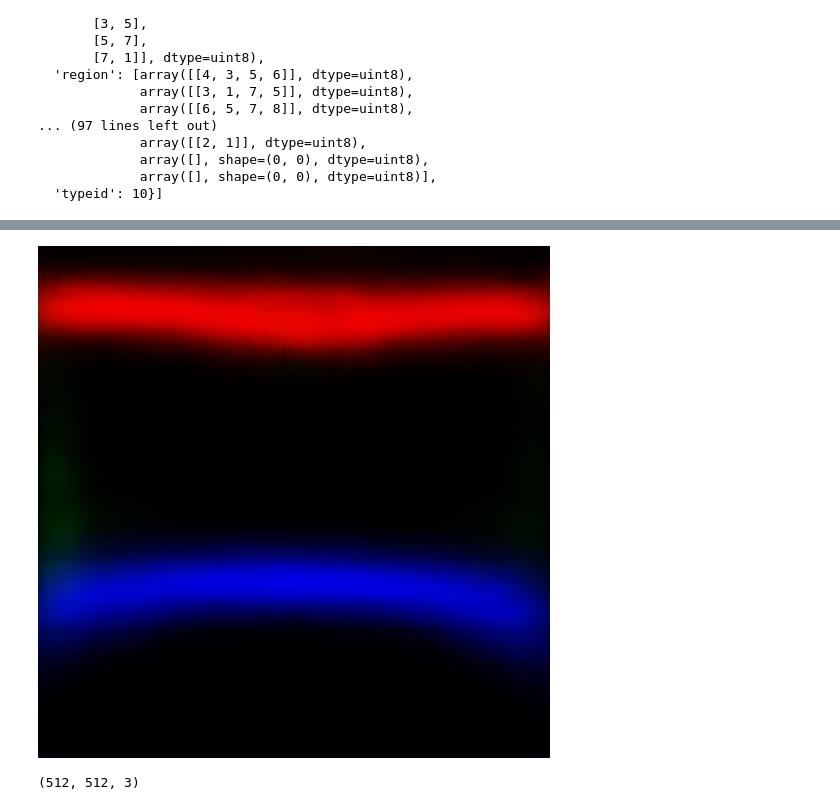
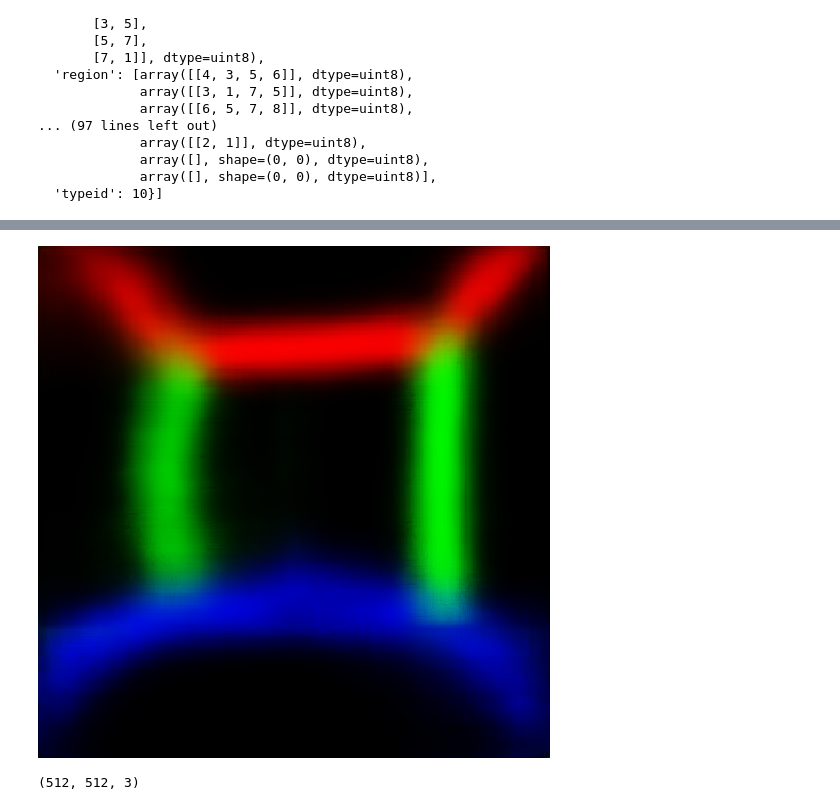
Before and after one commit to Rikharthu/LayoutNet, a Jupyter notebook: getLSUNRes.ipynb, the cells around one changed output, grey strips where cells are left out. Cells and saved outputs as stored; diff of their text form; code cells hidden in the pictures.

```diff
--- a/getLSUNRes.ipynb
+++ b/getLSUNRes.ipynb
@@ -45,13 +45,13 @@ pprint(type_)
              array([], shape=(0, 0), dtype=uint8)],
   'typeid': 10}]
 # %%
-# i = 1 # 4
-# i = 5 # 5
-i = 148 # 6
+i = 102 # 0
 im_h = 512
 im_w = 512
 
 # This appears to be the original image size.
 # For now, make it equal to im_h, im_w
 im_res = np.array([im_w, im_h])
+
+results_dir = '/home/richard/Development/pytorch-layoutnet-perspective/res/lsun_val'
 # %%
@@ -62,8 +63,9 @@ im
 # %%
-edg = Image.open(f'./result/res_lsun_ts_512_joint/edg/{i}.png')
+# edg = Image.open(f'./result/res_lsun_ts_512_joint/edg/{i}.png')
+edg = Image.open(os.path.join(results_dir, 'edg', f'{i}.png'))
 edg
 # %% [output]
-[figure, old version]
+[figure, new version]
 # %%
 edg = np.array(edg)
 edg.shape
```
Also changed, not shown: parts of 23 cells of this notebook, 1 other file.
